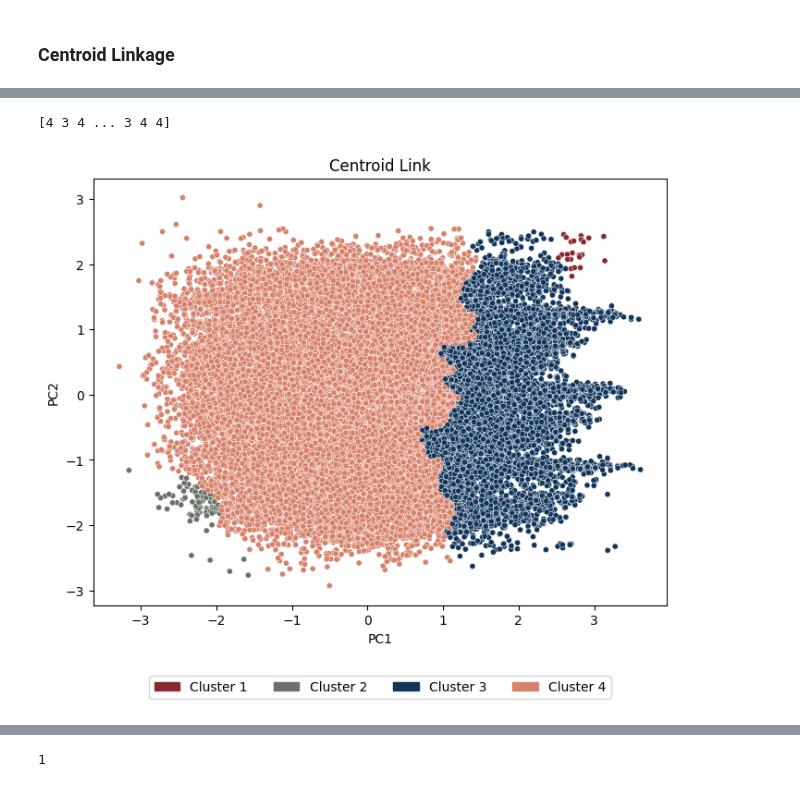
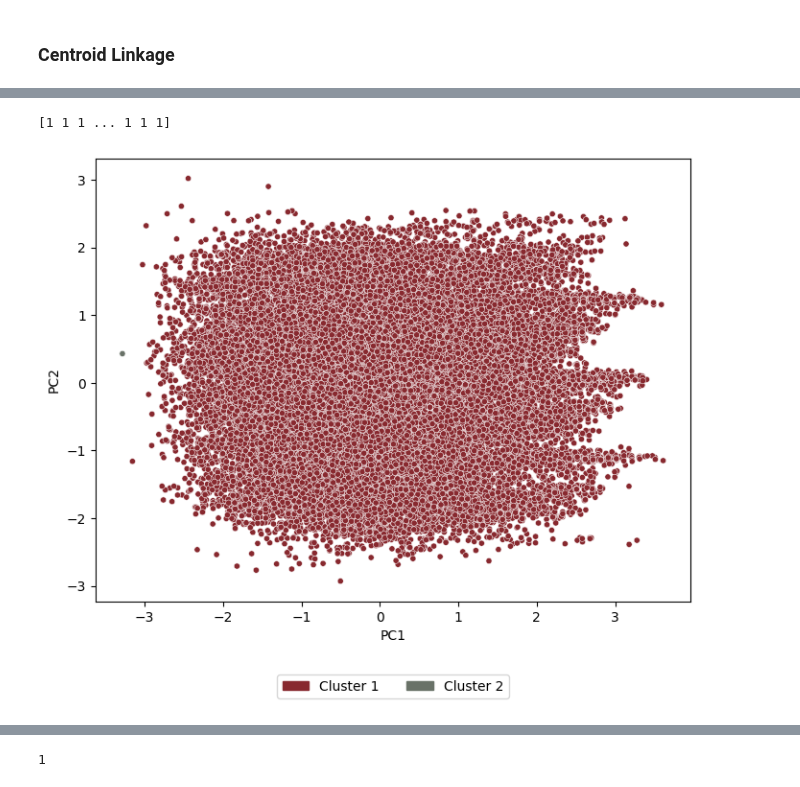
Before and after one commit to sarabreu/thesis_dev, a Jupyter notebook: 2_models/with_raw_data/wind/hierarchical_cluster.ipynb, the cells around one changed output, grey strips where cells are left out. Cells and saved outputs as stored; diff of their text form; code cells hidden in the pictures.

```diff
--- a/2_models/with_raw_data/wind/hierarchical_cluster.ipynb
+++ b/2_models/with_raw_data/wind/hierarchical_cluster.ipynb
@@ -478,4 +479,7 @@ pca_df = pca_df.loc[:,:'PC2']
 # Assign the cluster labels to the original DataFrame
 pca_df['cluster_label'] = labels_cut
 pca_df['asset_id'] = df_subset['asset_id']
+
+df_wind_scaled['cluster_label'] = labels_cut
+df_wind_scaled['asset_id'] = df_subset['asset_id']
 # %%
@@ -563,8 +569,10 @@ plt.show()
+# %%
+df_wind_scaled = df_wind_scaled.loc[:,:2]
 # %% [markdown]
 ### Centroid Linkage
 # %%
 # Perform hierarchical clustering
-model_centroid = linkage(pca_df, 'centroid')
+model_centroid = linkage(df_wind_scaled, 'centroid')
 # %%
 hierarchy.set_link_color_palette(my_colors)
 
@@ -584,14 +592,14 @@ with open('results/hierarchical/centroid_clustering.pickle', 'rb') as f:
     model_centroid = pickle.load(f)
 # %%
 # Cut dendrogram to obtain labels
-num_clusters = 4 # Adjust as needed
+num_clusters = 2 # Adjust as needed
 
 # Cut the tree to obtain labels
 labels_cut = fcluster(model_centroid, num_clusters, criterion='maxclust')
 
 print(labels_cut)
 # %% [output]
-[4 3 4 ... 3 4 4]
+[1 1 1 ... 1 1 1]
 # %%
 pca_df = pca_df.loc[:,'PC1':'PC2']
 # %%
@@ -603,19 +614,19 @@ pca_df.to_csv('results/hierarchical/csv_labels_cut_raw/centroid_link.csv', index
 # %%
 n_clusters = len(pca_df['cluster_label'].unique())
 pallete = sns.color_palette(my_colors, n_clusters)
 
 # Plot the representative points on a scatter plot using PCA results
 plt.figure(figsize=(8, 6))
 sns.scatterplot(data=pca_df, x='PC1', y='PC2', hue='cluster_label', palette=pallete, s=20)
-plt.title("Centroid Link")
+# plt.title("Centroid Link")
 plt.xlabel('PC1')
 plt.ylabel('PC2')
 legend_handles = [mpatches.Circle((0, 0), radius=1, color=color) for color in my_colors]
 plt.legend(handles=legend_handles, labels=[f'Cluster {cluster_label}' for cluster_label in np.unique(labels_cut)],
            loc='upper center', bbox_to_anchor=(0.5, -0.15), ncol=5)
 plt.show()
 # %% [output]
-[figure, old version]
+[figure, new version]
 # %%
 most_frequent_clusters = pca_df.groupby('asset_id')['cluster_label'].agg(lambda x: np.bincount(x).argmax())
 
```
Also changed, not shown: parts of 56 cells of this notebook, 6 other files.
